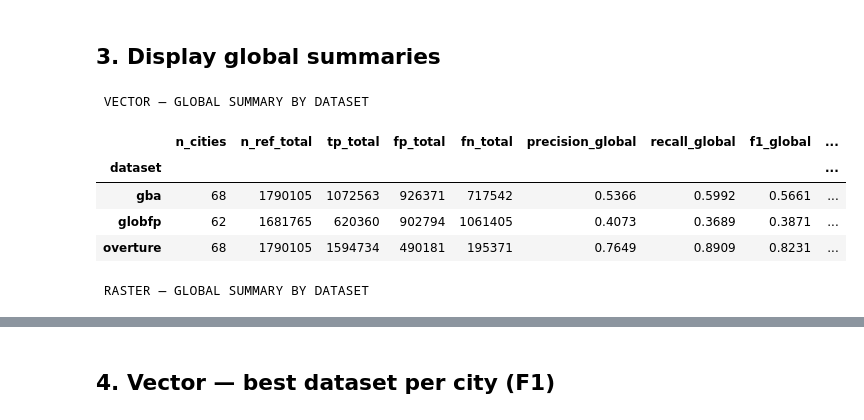
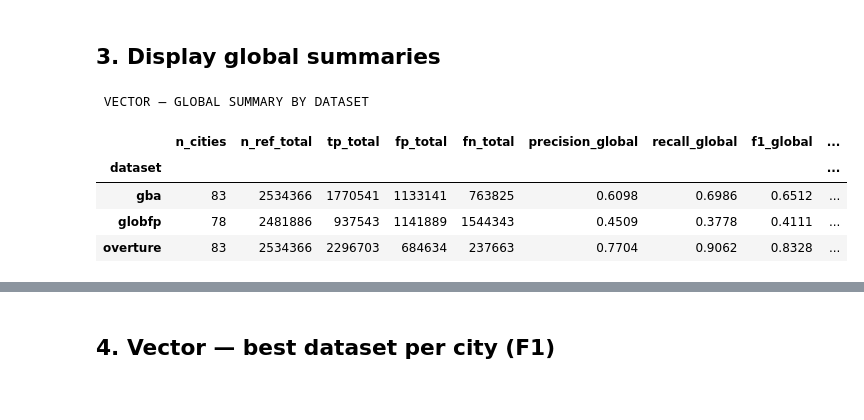
Before and after one commit to GFDRR/urban_validation, a Jupyter notebook: notebooks/aggregate_urban.ipynb, the cells around one changed output, grey strips where cells are left out. Drawn from its saved outputs; the diff is of its cells as text; code cells hidden in the pictures.

```diff
--- a/notebooks/aggregate_urban.ipynb
+++ b/notebooks/aggregate_urban.ipynb
@@ -280,28 +428,18 @@ save(best_raster_per_city(df_ras),            "raster_best_dataset_per_city",
 # %%
 pd.set_option("display.float_format", "{:.4f}".format)
 pd.set_option("display.max_columns", None)
 
 df_vec_global = aggregate_vector_by_dataset(df_vec)
-df_ras_global = aggregate_raster_by_dataset(df_ras)
-
 print("\n VECTOR — GLOBAL SUMMARY BY DATASET")
 display(df_vec_global[[
     "n_cities", "n_ref_total", "tp_total", "fp_total", "fn_total",
     "precision_global", "recall_global", "f1_global",
     "iou_mean_tp_wavg", "iou_median_tp_wavg",
 ]])
-
-print("\n RASTER — GLOBAL SUMMARY BY DATASET")
-display(df_ras_global[[
-    "n_cities", "n_tiles", "tp_m2", "fp_m2", "fn_m2",
-    "precision_global", "recall_global", "f1_global",
-    "tile_f1_mean_wavg", "tile_f1_median_wavg", "rel_area_error_mean_wavg",
-]])
 # %% [output]
  VECTOR — GLOBAL SUMMARY BY DATASET
 |  | n_cities | n_ref_total | tp_total | fp_total | fn_total | precision_global | recall_global | f1_global | ... |
 | dataset |  |  |  |  |  |  |  |  | ... |
-| gba | 68 | 1790105 | 1072563 | 926371 | 717542 | 0.5366 | 0.5992 | 0.5661 | ... |
-| globfp | 62 | 1681765 | 620360 | 902794 | 1061405 | 0.4073 | 0.3689 | 0.3871 | ... |
-| overture | 68 | 1790105 | 1594734 | 490181 | 195371 | 0.7649 | 0.8909 | 0.8231 | ... |
+| gba | 83 | 2534366 | 1770541 | 1133141 | 763825 | 0.6098 | 0.6986 | 0.6512 | ... |
+| globfp | 78 | 2481886 | 937543 | 1141889 | 1544343 | 0.4509 | 0.3778 | 0.4111 | ... |
+| overture | 83 | 2534366 | 2296703 | 684634 | 237663 | 0.7704 | 0.9062 | 0.8328 | ... |
- RASTER — GLOBAL SUMMARY BY DATASET
```
Also changed, not shown: parts of 16 cells of this notebook, 4 other files.
